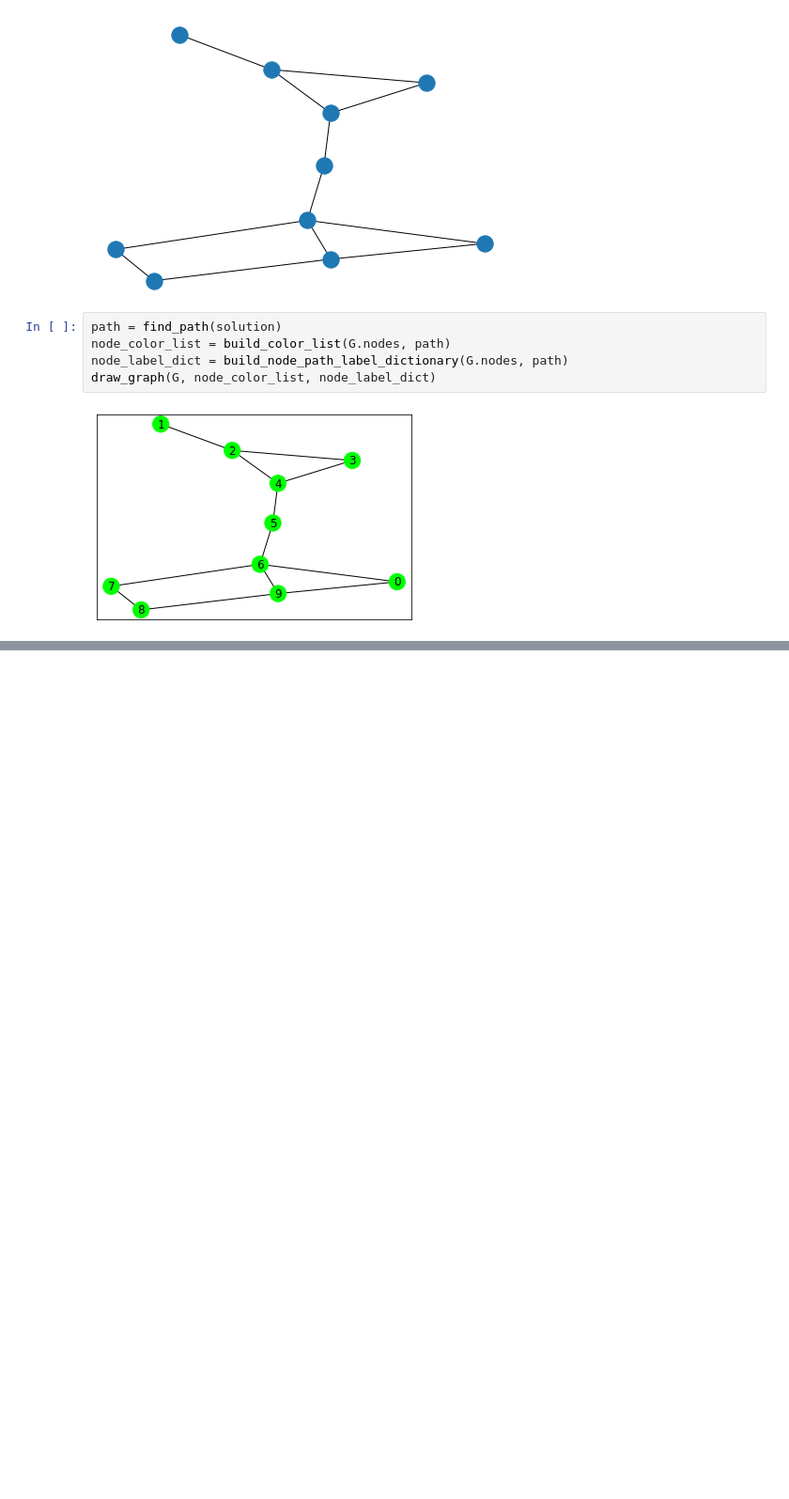
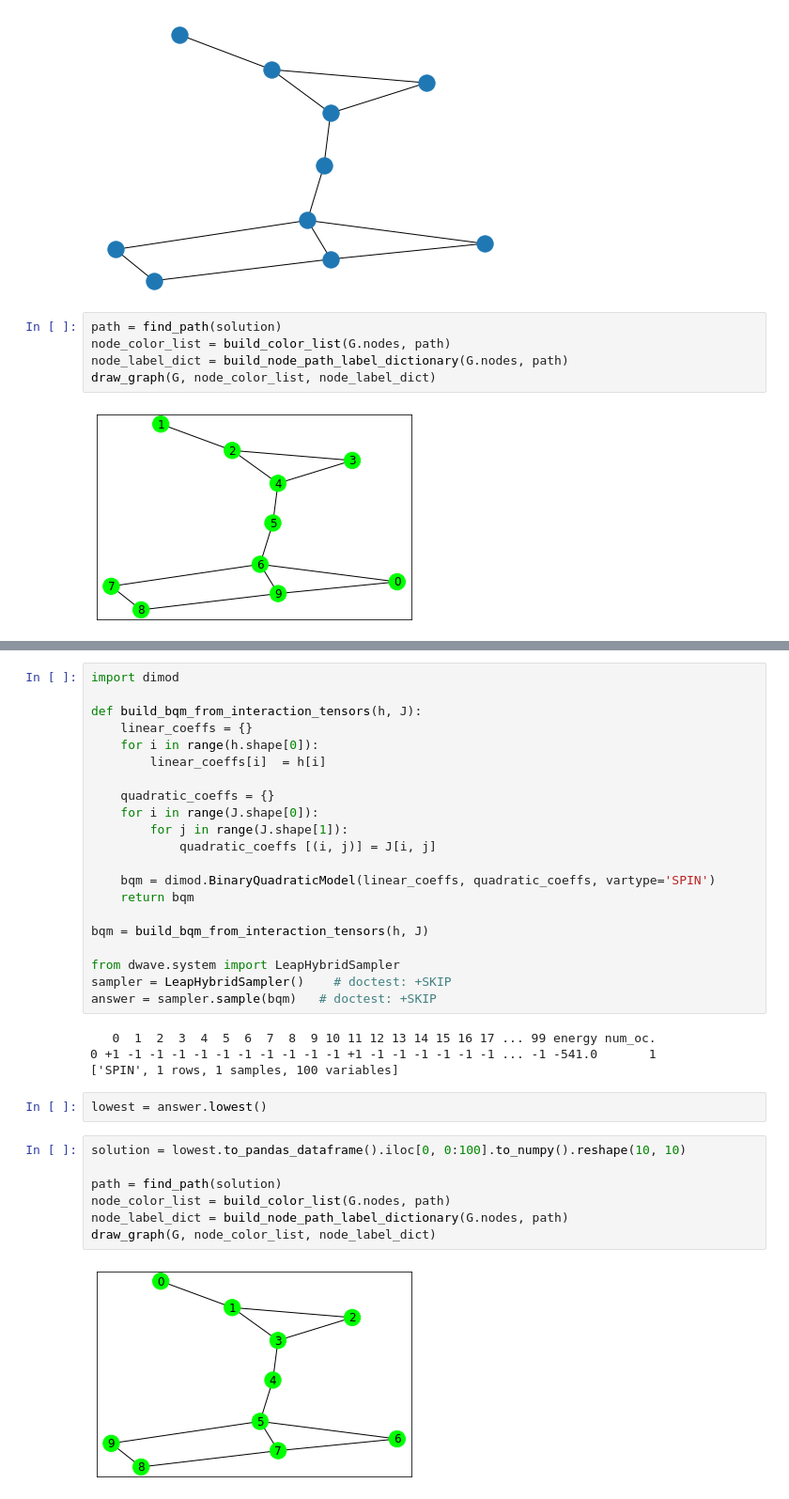
Before and after one commit to CDL-Quantum/CohortProject_2020, a Jupyter notebook: Project_4_Ising_Annealer/Challenge2.ipynb, the cells around one changed output, grey strips where cells are left out. Shown: that part at 94% size. Saved outputs shown, nothing was run; the diff lists cells and outputs as text; blank space fills up the shorter version.

```diff
--- a/Project_4_Ising_Annealer/Challenge2.ipynb
+++ b/Project_4_Ising_Annealer/Challenge2.ipynb
@@ -323,0 +368,36 @@ draw_graph(G, node_color_list, node_label_dict)
+# %%
+import dimod
+
+def build_bqm_from_interaction_tensors(h, J):
+    linear_coeffs = {}
+    for i in range(h.shape[0]):
+        linear_coeffs[i]  = h[i]
+
+    quadratic_coeffs = {}
+    for i in range(J.shape[0]):
+        for j in range(J.shape[1]):
+            quadratic_coeffs [(i, j)] = J[i, j]
+
+    bqm = dimod.BinaryQuadraticModel(linear_coeffs, quadratic_coeffs, vartype='SPIN')
+    return bqm
+
+bqm = build_bqm_from_interaction_tensors(h, J)
+
+from dwave.system import LeapHybridSampler
+sampler = LeapHybridSampler()    # doctest: +SKIP
+answer = sampler.sample(bqm)   # doctest: +SKIP
+# %% [output]
+   0  1  2  3  4  5  6  7  8  9 10 11 12 13 14 15 16 17 ... 99 energy num_oc.
+0 +1 -1 -1 -1 -1 -1 -1 -1 -1 -1 -1 +1 -1 -1 -1 -1 -1 -1 ... -1 -541.0       1
+['SPIN', 1 rows, 1 samples, 100 variables]
+# %%
+lowest = answer.lowest()
+# %%
+solution = lowest.to_pandas_dataframe().iloc[0, 0:100].to_numpy().reshape(10, 10)
+
+path = find_path(solution)
+node_color_list = build_color_list(G.nodes, path)
+node_label_dict = build_node_path_label_dictionary(G.nodes, path)
+draw_graph(G, node_color_list, node_label_dict)
+# %% [output]
+[figure, added]
```
Also changed, not shown: parts of 10 cells of this notebook, 2 other files.
